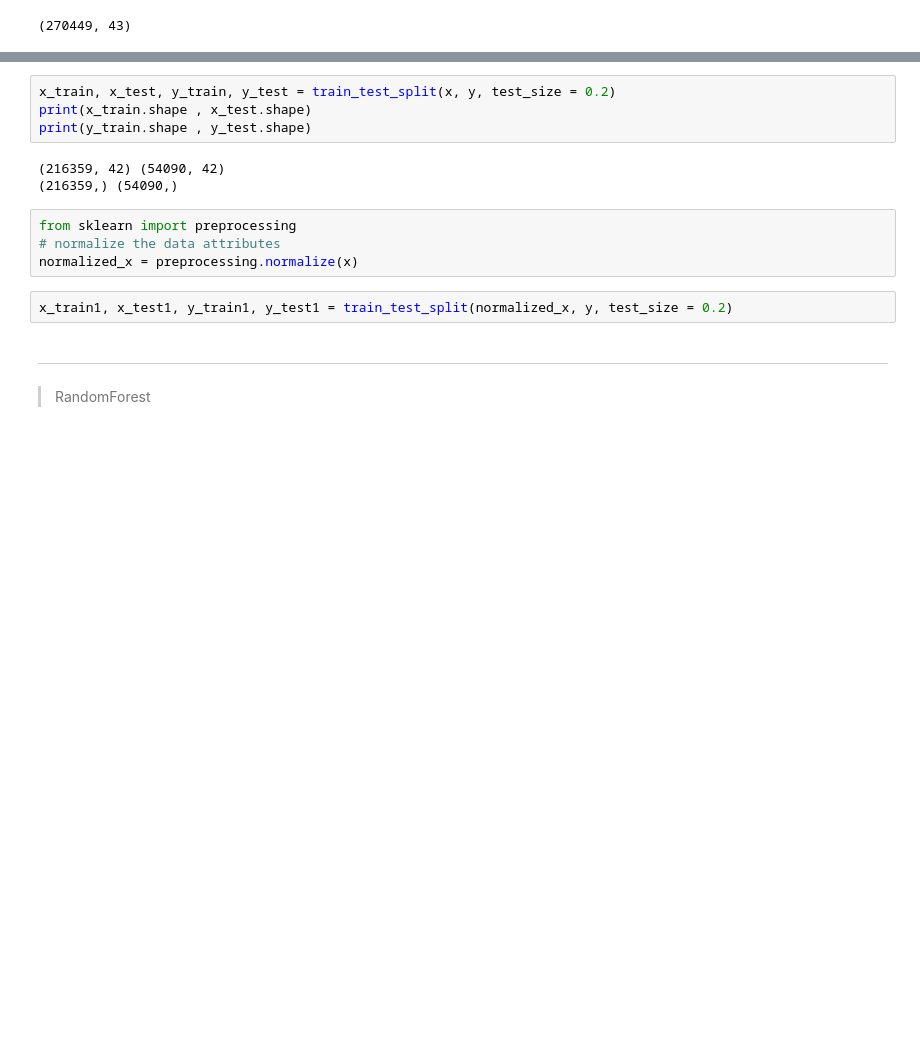
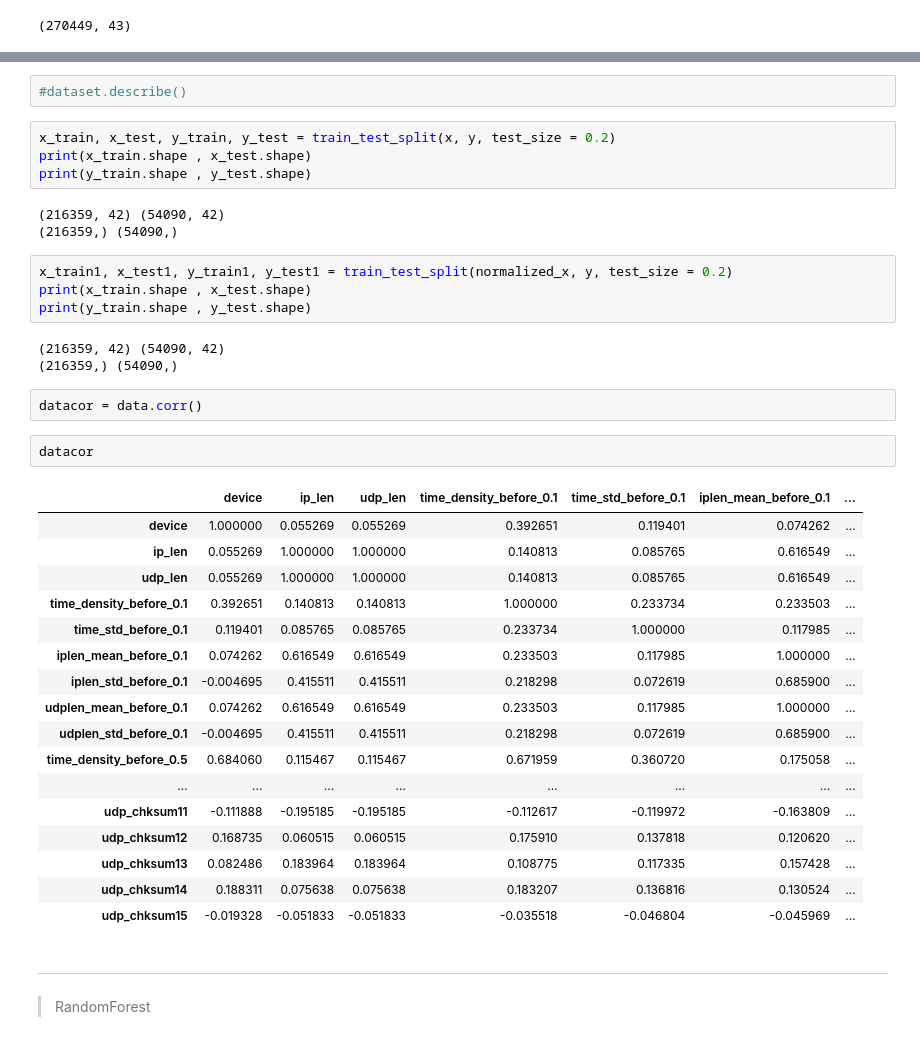
Before and after one commit to YeweiYuan/Iot-Security-Project, a Jupyter notebook: MLforUDP.ipynb, the cells around one changed output, grey strips where cells are left out. Cells and saved outputs as stored; diff of their text form; blank space fills up the shorter version.

```diff
--- a/MLforUDP.ipynb
+++ b/MLforUDP.ipynb
@@ -501,3 +533,5 @@ print(y.shape)
+# %%
+#dataset.describe()
 # %%
 x_train, x_test, y_train, y_test = train_test_split(x, y, test_size = 0.2)
 print(x_train.shape , x_test.shape)
@@ -505,12 +539,35 @@ print(y_train.shape , y_test.shape)
 # %% [output]
 (216359, 42) (54090, 42)
 (216359,) (54090,)
-# %%
-from sklearn import preprocessing
-# normalize the data attributes
-normalized_x = preprocessing.normalize(x)
 # %%
 x_train1, x_test1, y_train1, y_test1 = train_test_split(normalized_x, y, test_size = 0.2)
+print(x_train.shape , x_test.shape)
+print(y_train.shape , y_test.shape)
+# %% [output]
+(216359, 42) (54090, 42)
+(216359,) (54090,)
+# %%
+datacor = data.corr()
+# %%
+datacor
+# %% [output]
+|  | device | ip_len | udp_len | time_density_before_0.1 | time_std_before_0.1 | iplen_mean_before_0.1 | ... |
+| device | 1.000000 | 0.055269 | 0.055269 | 0.392651 | 0.119401 | 0.074262 | ... |
+| ip_len | 0.055269 | 1.000000 | 1.000000 | 0.140813 | 0.085765 | 0.616549 | ... |
+| udp_len | 0.055269 | 1.000000 | 1.000000 | 0.140813 | 0.085765 | 0.616549 | ... |
+| time_density_before_0.1 | 0.392651 | 0.140813 | 0.140813 | 1.000000 | 0.233734 | 0.233503 | ... |
+| time_std_before_0.1 | 0.119401 | 0.085765 | 0.085765 | 0.233734 | 1.000000 | 0.117985 | ... |
+| iplen_mean_before_0.1 | 0.074262 | 0.616549 | 0.616549 | 0.233503 | 0.117985 | 1.000000 | ... |
+| iplen_std_before_0.1 | -0.004695 | 0.415511 | 0.415511 | 0.218298 | 0.072619 | 0.685900 | ... |
+| udplen_mean_before_0.1 | 0.074262 | 0.616549 | 0.616549 | 0.233503 | 0.117985 | 1.000000 | ... |
+| udplen_std_before_0.1 | -0.004695 | 0.415511 | 0.415511 | 0.218298 | 0.072619 | 0.685900 | ... |
+| time_density_before_0.5 | 0.684060 | 0.115467 | 0.115467 | 0.671959 | 0.360720 | 0.175058 | ... |
+| ... | ... | ... | ... | ... | ... | ... | ... |
+| udp_chksum11 | -0.111888 | -0.195185 | -0.195185 | -0.112617 | -0.119972 | -0.163809 | ... |
+| udp_chksum12 | 0.168735 | 0.060515 | 0.060515 | 0.175910 | 0.137818 | 0.120620 | ... |
+| udp_chksum13 | 0.082486 | 0.183964 | 0.183964 | 0.108775 | 0.117335 | 0.157428 | ... |
+| udp_chksum14 | 0.188311 | 0.075638 | 0.075638 | 0.183207 | 0.136816 | 0.130524 | ... |
+| udp_chksum15 | -0.019328 | -0.051833 | -0.051833 | -0.035518 | -0.046804 | -0.045969 | ... |
 # %% [markdown]
 ---
 > RandomForest
```
Also changed, not shown: parts of 42 cells of this notebook.
